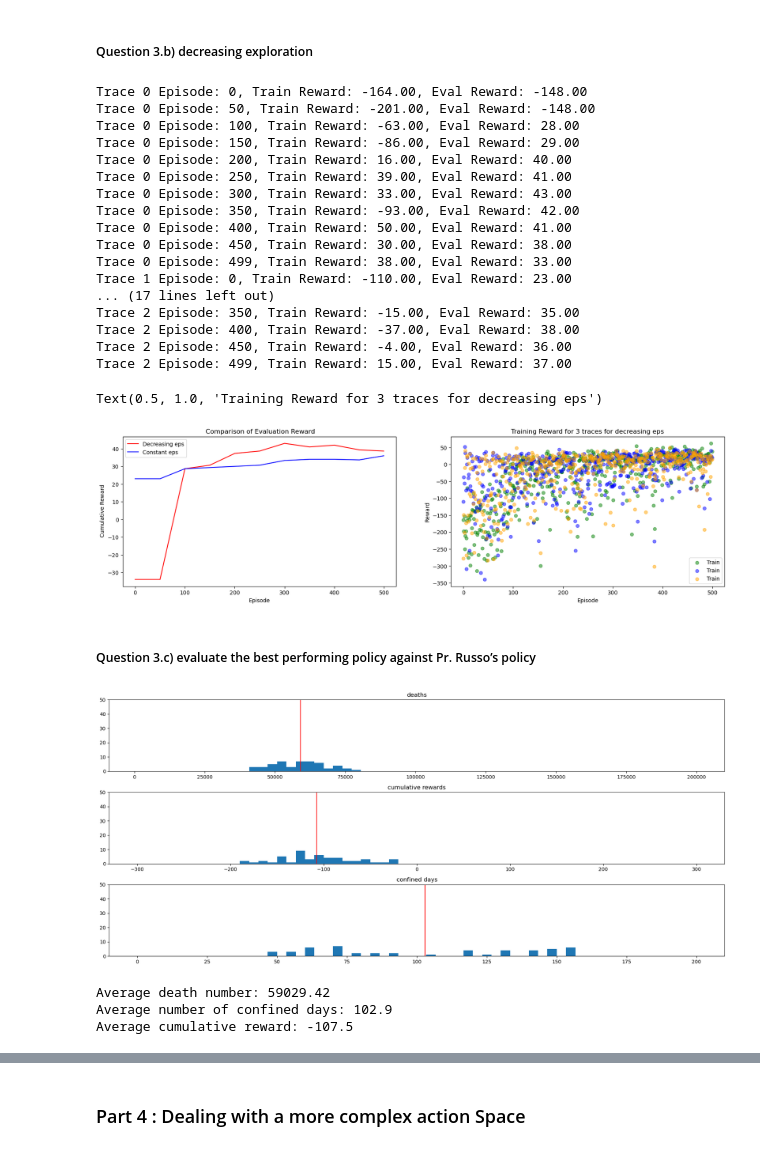
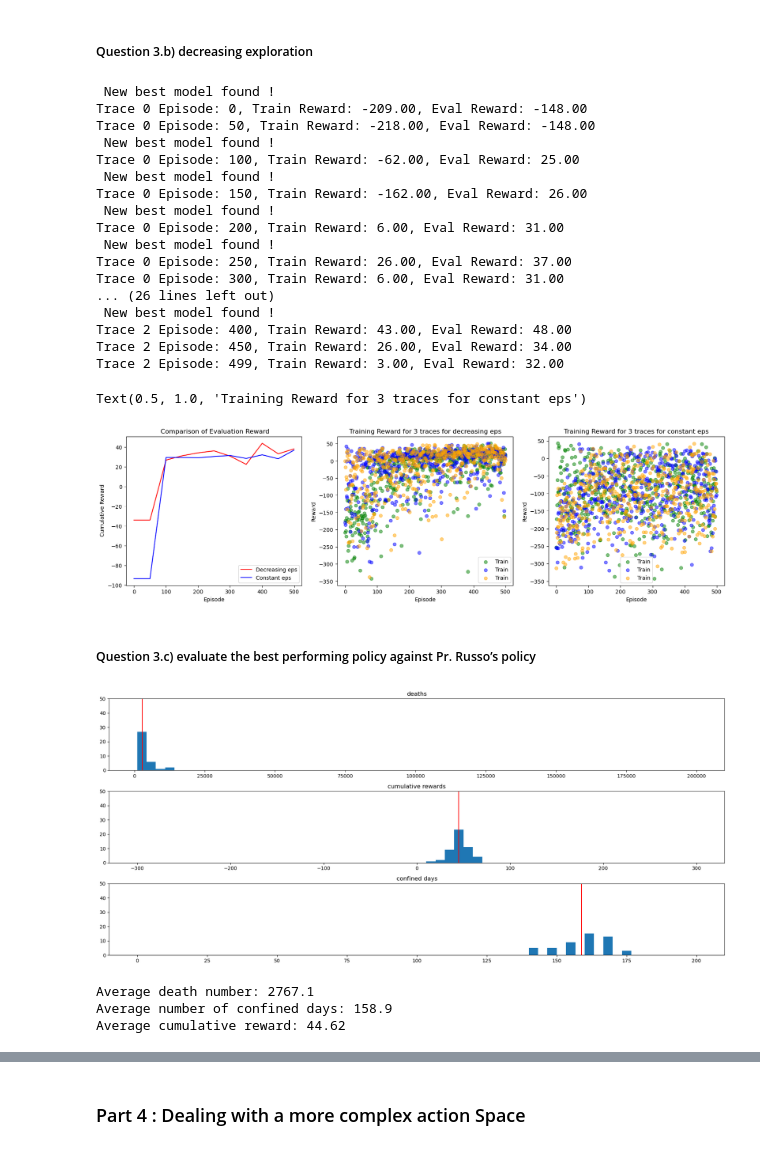
Before and after one commit to hichemhadhri/Miniproject_DQN-2, a Jupyter notebook: final.ipynb, the cells around one changed output, grey strips where cells are left out. Saved outputs shown, nothing was run; the diff lists cells and outputs as text; code cells hidden in the pictures.

```diff
--- a/final.ipynb
+++ b/final.ipynb
@@ -234,7 +234,7 @@ class Russo(Agent):
     def reset(self,):
         self.counter= 0
 
-    def act(self, obs):
+    def act(self, obs,eps=0.0):
         # if we are already confining, continue for 4 weeks
         if self.counter < 4 and self.counter > 0 :
             action = ACTION_CONFINE
@@ -615,6 +614,12 @@ for trace in range(num_traces):
 
             eval_average_reward = int(eval_cumulative_reward / num_eval_episodes)
 
+            if eval_average_reward > best_reward:
+                print(' New best model found !')
+                agent.save_model(savepath='models/best_model')
+                best_reward = eval_average_reward
+
+
             # Log the evaluation results to the evaluation trace
             eval_trace_dqn[trace , episode] = eval_average_reward
 
@@ -781,7 +789,8 @@ for trace in range(num_traces):
             eval_average_reward = int(eval_cumulative_reward / num_eval_episodes)
 
             if eval_average_reward > best_reward:
-                agent.save_model(savepath='models/best_model')
+                print(' New best model found !')
+                agent.save_model(savepath='models/best_model_decreasing')
                 best_reward = eval_average_reward
 
 
@@ -790,23 +799,23 @@ for trace in range(num_traces):
 
             print(f"Trace {trace} Episode: {episode}, Train Reward: {int(cumulative_reward):.2f}, Eval Reward: {eval_average_reward:.2f}")
 # %% [output]
-Trace 0 Episode: 0, Train Reward: -164.00, Eval Reward: -148.00
-Trace 0 Episode: 50, Train Reward: -201.00, Eval Reward: -148.00
-Trace 0 Episode: 100, Train Reward: -63.00, Eval Reward: 28.00
-Trace 0 Episode: 150, Train Reward: -86.00, Eval Reward: 29.00
-Trace 0 Episode: 200, Train Reward: 16.00, Eval Reward: 40.00
-Trace 0 Episode: 250, Train Reward: 39.00, Eval Reward: 41.00
-Trace 0 Episode: 300, Train Reward: 33.00, Eval Reward: 43.00
-Trace 0 Episode: 350, Train Reward: -93.00, Eval Reward: 42.00
-Trace 0 Episode: 400, Train Reward: 50.00, Eval Reward: 41.00
-Trace 0 Episode: 450, Train Reward: 30.00, Eval Reward: 38.00
-Trace 0 Episode: 499, Train Reward: 38.00, Eval Reward: 33.00
-Trace 1 Episode: 0, Train Reward: -110.00, Eval Reward: 23.00
-... (17 lines left out)
-Trace 2 Episode: 350, Train Reward: -15.00, Eval Reward: 35.00
-Trace 2 Episode: 400, Train Reward: -37.00, Eval Reward: 38.00
-Trace 2 Episode: 450, Train Reward: -4.00, Eval Reward: 36.00
-Trace 2 Episode: 499, Train Reward: 15.00, Eval Reward: 37.00
+ New best model found !
+Trace 0 Episode: 0, Train Reward: -209.00, Eval Reward: -148.00
+Trace 0 Episode: 50, Train Reward: -218.00, Eval Reward: -148.00
+ New best model found !
+Trace 0 Episode: 100, Train Reward: -62.00, Eval Reward: 25.00
+ New best model found !
+Trace 0 Episode: 150, Train Reward: -162.00, Eval Reward: 26.00
+ New best model found !
+Trace 0 Episode: 200, Train Reward: 6.00, Eval Reward: 31.00
+ New best model found !
+Trace 0 Episode: 250, Train Reward: 26.00, Eval Reward: 37.00
+Trace 0 Episode: 300, Train Reward: 6.00, Eval Reward: 31.00
+... (26 lines left out)
+ New best model found !
+Trace 2 Episode: 400, Train Reward: 43.00, Eval Reward: 48.00
+Trace 2 Episode: 450, Train Reward: 26.00, Eval Reward: 34.00
+Trace 2 Episode: 499, Train Reward: 3.00, Eval Reward: 32.00
 # %%
 
 with open('traces/eval_trace_dqn_2.npy', 'wb') as f:
@@ -815,34 +824,44 @@ with open('traces/train_trace_dqn_2.npy', 'wb') as f:
     np.save(f, train_trace_dqn_2)
 # %%
 #if you want to plot the traces from the saved files
-eval_trace_dqn_2 = np.load('traces/eval_trace_russo_2.npy')
-train_trace_dqn_2 = np.load('traces/train_trace_russo_2.npy')
+eval_trace_dqn_2 = np.load('traces/eval_trace_dqn_2.npy')
+train_trace_dqn_2 = np.load('traces/train_trace_dqn_2.npy')
+train_trace_dqn = np.load('traces/train_trace_dqn.npy')
 
 # replace zeros in the evaluation trace with None
 eval_trace_dqn_2[eval_trace_dqn_2 == 0] = None
 episodes = np.arange(num_episodes)
 avg_eval_trace_2 = np.mean(eval_trace_dqn_2,axis=0)
 
 # crete a plot with 2 subplots
-fig, (ax1, ax2) = plt.subplots(1, 2,figsize=(20,5))
+fig, (ax1, ax2,ax3) = plt.subplots(1, 3,figsize=(20,5))
 # plot both evaluation traces
 ax1.plot(episodes[~np.isnan(avg_eval_trace_2)],avg_eval_trace_2[~np.isnan(avg_eval_trace_2)],label='Decreasing eps',color='red')
 ax1.plot(episodes[~np.isnan(avg_eval_trace)],avg_eval_trace[~np.isnan(avg_eval_trace)],label='Constant eps',color='blue')
 ax1.legend()
 ax1.set_xlabel('Episode')
 ax1.set_ylabel(' Cumulative Reward')
 ax1.set_title(' Comparison of Evaluation Reward')
 
 # change opactiy to 0.5 for a more transparent plot
 colors = ['green','blue','orange']
 [ax2.scatter(np.arange(num_episodes),train_trace_dqn_2[t],label='Train',alpha=0.5,color=colors[t]) for t in range(num_traces)]
 ax2.legend()
 ax2.set_xlabel('Episode')
 ax2.set_ylabel('Reward')
 ax2.set_title('Training Reward for 3 traces for decreasing eps')
+
+
+# change opactiy to 0.5 for a more transparent plot
+colors = ['green','blue','orange']
+[ax3.scatter(np.arange(num_episodes),train_trace_dqn[t],label='Train',alpha=0.5,color=colors[t]) for t in range(num_traces)]
+ax3.legend()
+ax3.set_xlabel('Episode')
+ax3.set_ylabel('Reward')
+ax3.set_title('Training Reward for 3 traces for constant eps')
 # %% [output]
-Text(0.5, 1.0, 'Training Reward for 3 traces for decreasing eps')
+Text(0.5, 1.0, 'Training Reward for 3 traces for constant eps')
-[figure, old version]
+[figure, new version]
 # %% [markdown]
 ##### Question 3.c) evaluate the best performing policy against Pr. Russo’s policy
 # %%
@@ -856,12 +875,12 @@ observation_space   =   spaces.Box( low=0,
                                     shape=(2, dyn.n_cities, dyn.env_step_length),
                                     dtype=np.float16)
 # Define the environment
-env = Env(dyn, action_space=action_space, observation_space=observation_space, action_preprocessor=Utils.action_preprocessor,observation_preprocessor=Utils.observation_preprocessor)
+env = Env(dyn, action_space=action_space, observation_space=observation_space, action_preprocessor=action_preprocessor,observation_preprocessor=observation_preprocessor)
 
 # Define the agent
 agent = QAgent(env, device , 2* dyn.n_cities* dyn.env_step_length)
 
-agent.load_model('models/best_model')
+agent.load_model('models/best_model_decreasing')
 
 nb_all_confinement = []
 nb_all_rewards = []
@@ -916,10 +935,10 @@ print(f'Average death number: {np.mean(nb_all_deaths)}')
 print(f'Average number of confined days: {np.mean(nb_all_confinement)}')
 print(f'Average cumulative reward: {np.mean(nb_all_rewards)}')
 # %% [output]
-[figure, old version]
+[figure, new version]
-Average death number: 59029.42
-Average number of confined days: 102.9
-Average cumulative reward: -107.5
+Average death number: 2767.1
+Average number of confined days: 158.9
+Average cumulative reward: 44.62
 # %%
 """ Run an episode of the best model to interpret the results """
 log = []
```
Also changed, not shown: parts of 19 cells of this notebook, 32 other files.
